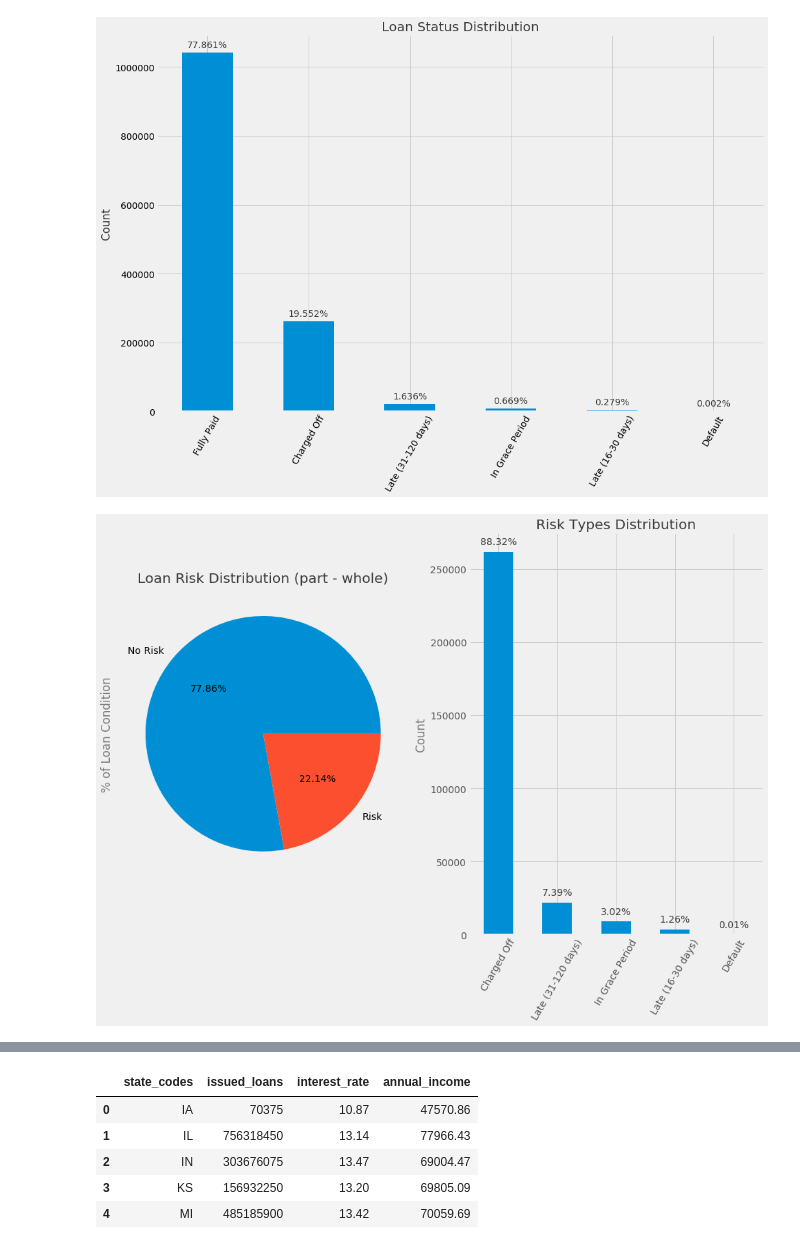
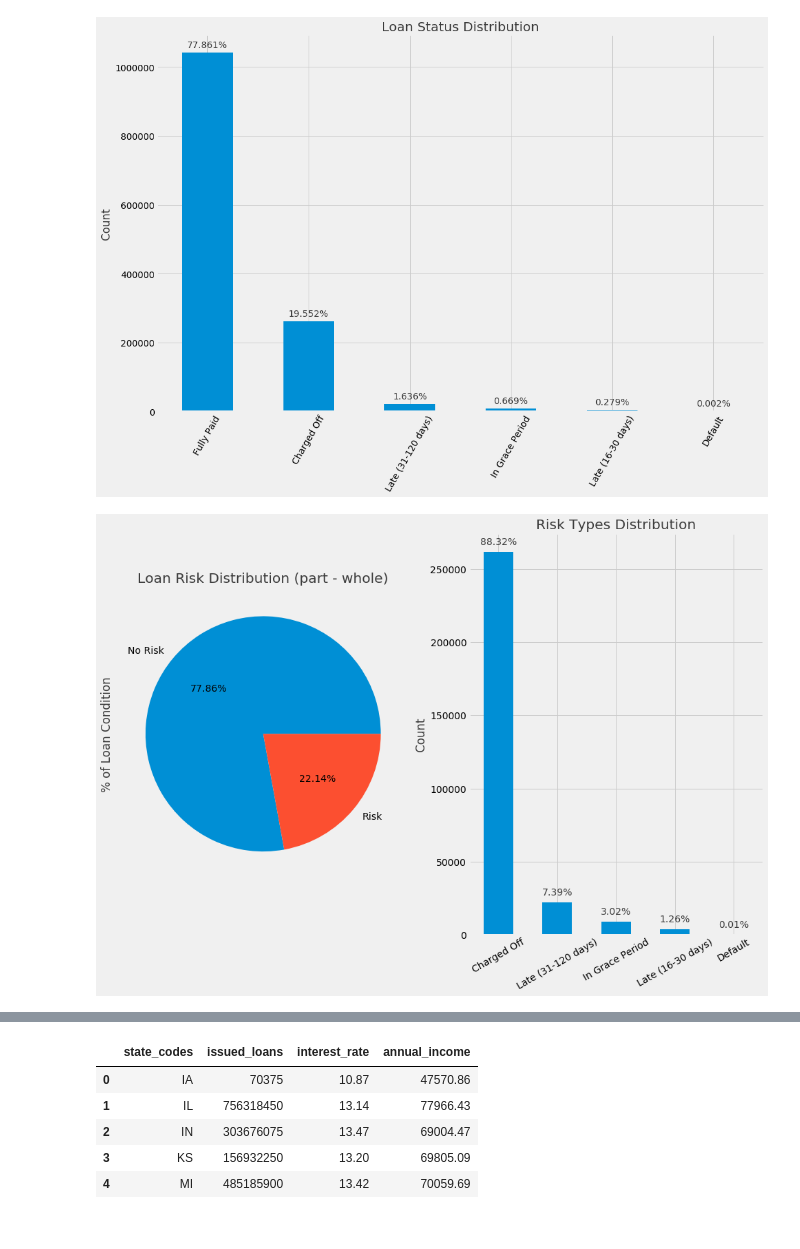
Before and after one commit to sanatanonline/pynb-codes, a Jupyter notebook: src/lending club/02 Data Visualization and Inferences - 538.ipynb, the cells around one changed output, grey strips where cells are left out. Drawn from its saved outputs; the diff is of its cells as text; code cells hidden in the pictures.

```diff
--- a/src/lending club/02 Data Visualization and Inferences - 538.ipynb
+++ b/src/lending club/02 Data Visualization and Inferences - 538.ipynb
@@ -118,36 +122,36 @@ plt.style.use('fivethirtyeight')
 
 
 plt.subplot(1, 2, 1)
 risk_counts = loan_data['Risk'].value_counts()
 risk_counts.plot.pie(autopct='%1.2f%%')
 
 plt.title('Loan Risk Distribution (part - whole)', alpha=0.75)
 plt.xlabel('')
 plt.ylabel('% of Loan Condition', alpha=0.75)
 
 
 plt.subplot(1, 2, 2)
 bad_loan = loan_data[loan_data['loan_status'] != 'Fully Paid']
 bad_counts = bad_loan['loan_status'].value_counts()
 plot = bad_counts.plot.bar()
 total = float(len(bad_loan['loan_status']))
 
 for p in plot.patches:
     height = p.get_height()
     plot.text(p.get_x()+p.get_width()/2.,
             height+5000,
             '{:1.2f}%'.format((height/total)*100),
             ha="center", alpha=0.75)
 
 plt.title('Risk Types Distribution', alpha=0.75)
 plt.ylabel('Count', alpha=0.75)
 plt.xlabel('')
-plt.xticks(rotation=60)
+plt.xticks(rotation=30)
 
-plt.savefig('plots/3.png')
+plt.savefig('plots/3.png', bbox_inches="tight")
 plt.show()
 # %% [output]
-[figure, old version]
+[figure, new version]
 # %%
 colors = [[0,0,0], [230/255,159/255,0], [86/255,180/255,233/255], [0,158/255,115/255],
           [213/255,94/255,0], [0,114/255,178/255]]
```
Also changed, not shown: parts of 10 cells of this notebook, 7 other files.
